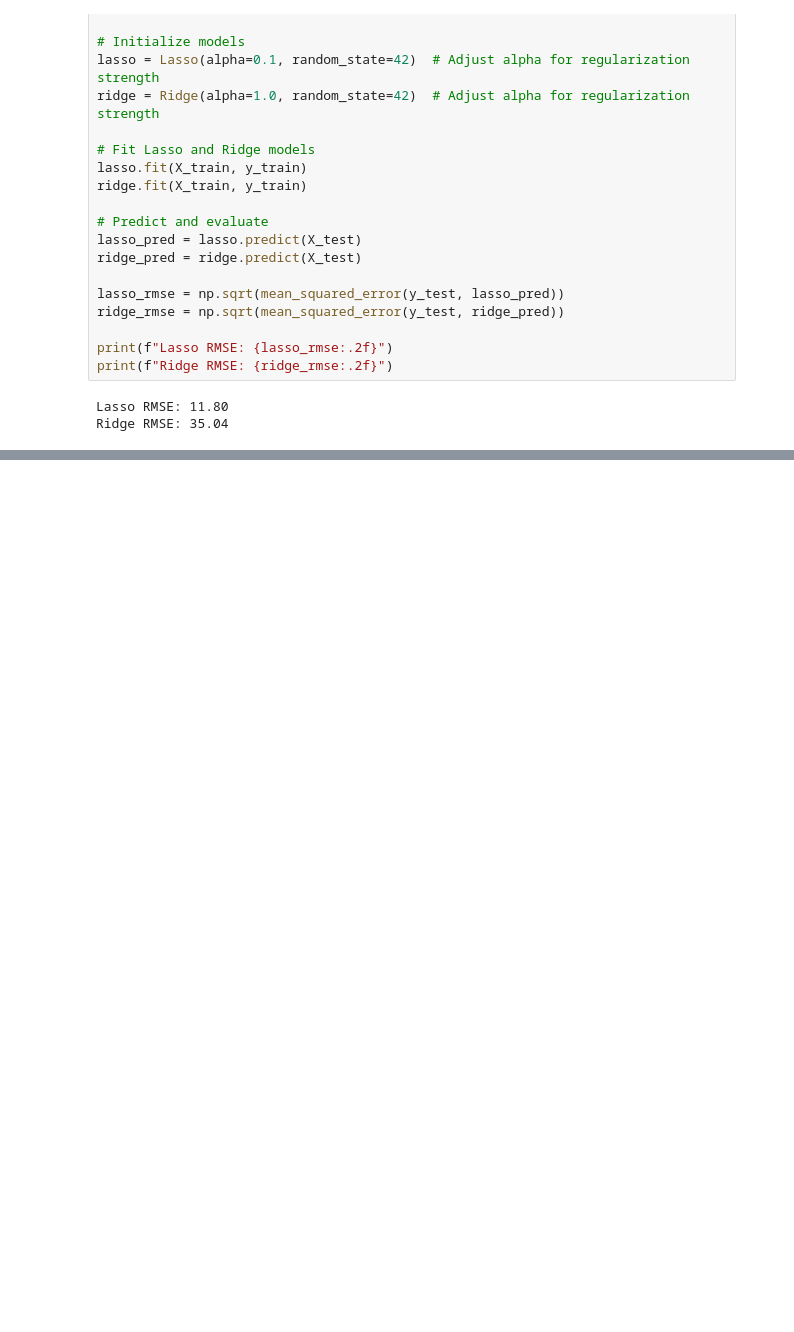
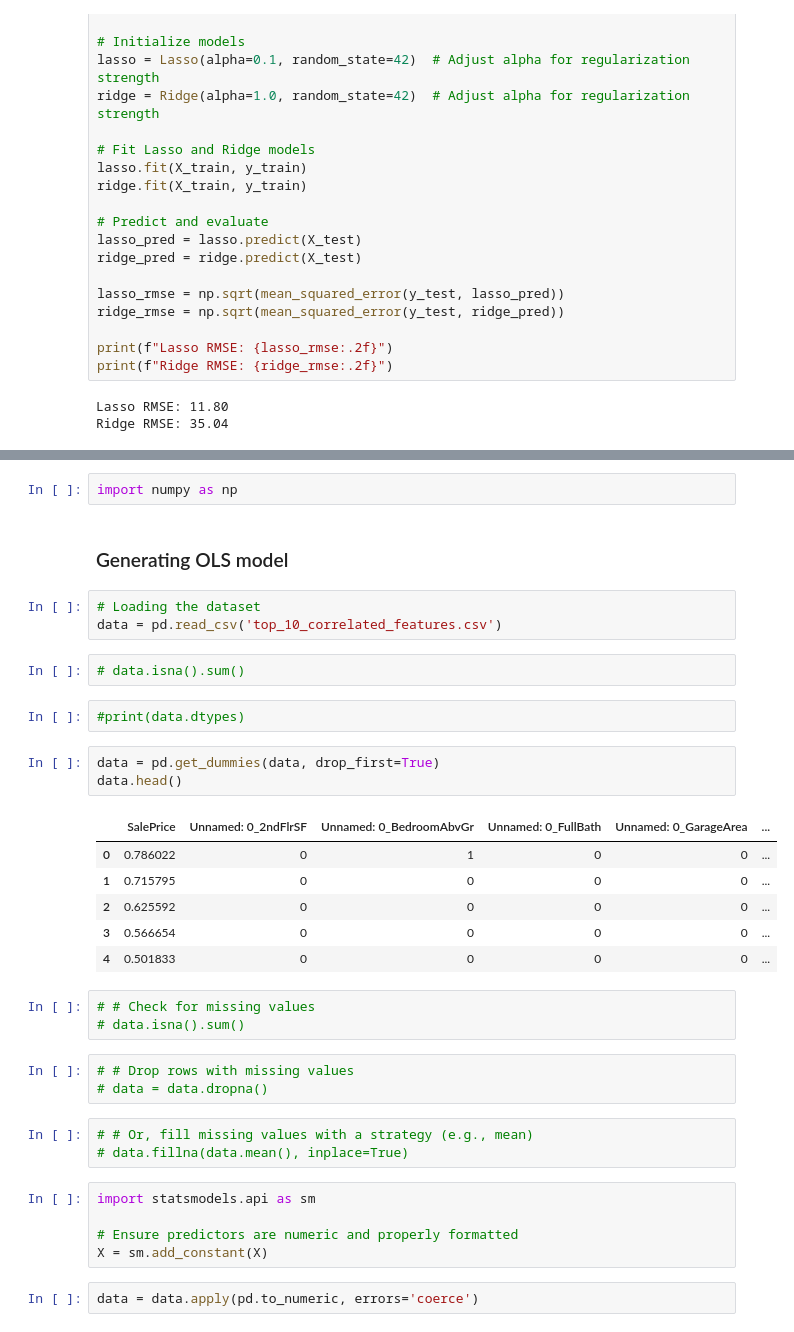
Before and after one commit to ntoitichristine/Group_8_Phas_3, a Jupyter notebook: Daniel_Group_8_Phase3_House Prices Prediction.ipynb, the cells around one changed output, grey strips where cells are left out. Saved outputs shown, nothing was run; the diff lists cells and outputs as text; blank space fills up the shorter version.

Commit message:
Fourth Commit- Update with OLS and MultilinearR Model

```diff
--- a/Daniel_Group_8_Phase3_House Prices Prediction.ipynb
+++ b/Daniel_Group_8_Phase3_House Prices Prediction.ipynb
@@ -421,0 +475,37 @@ Ridge RMSE: 35.04
+# %%
+import numpy as np
+# %% [markdown]
+### Generating OLS model
+# %%
+# Loading the dataset
+data = pd.read_csv('top_10_correlated_features.csv')
+# %%
+# data.isna().sum()
+# %%
+#print(data.dtypes)
+# %%
+data = pd.get_dummies(data, drop_first=True)
+data.head()
+# %% [output]
+|  | SalePrice | Unnamed: 0_2ndFlrSF | Unnamed: 0_BedroomAbvGr | Unnamed: 0_FullBath | Unnamed: 0_GarageArea | ... |
+| 0 | 0.786022 | 0 | 1 | 0 | 0 | ... |
+| 1 | 0.715795 | 0 | 0 | 0 | 0 | ... |
+| 2 | 0.625592 | 0 | 0 | 0 | 0 | ... |
+| 3 | 0.566654 | 0 | 0 | 0 | 0 | ... |
+| 4 | 0.501833 | 0 | 0 | 0 | 0 | ... |
+# %%
+# # Check for missing values
+# data.isna().sum()
+# %%
+# # Drop rows with missing values
+# data = data.dropna()
+# %%
+# # Or, fill missing values with a strategy (e.g., mean)
+# data.fillna(data.mean(), inplace=True)
+# %%
+import statsmodels.api as sm
+
+# Ensure predictors are numeric and properly formatted
+X = sm.add_constant(X)
+# %%
+data = data.apply(pd.to_numeric, errors='coerce')
```
Also changed, not shown: parts of 23 cells of this notebook, 1 other file.
